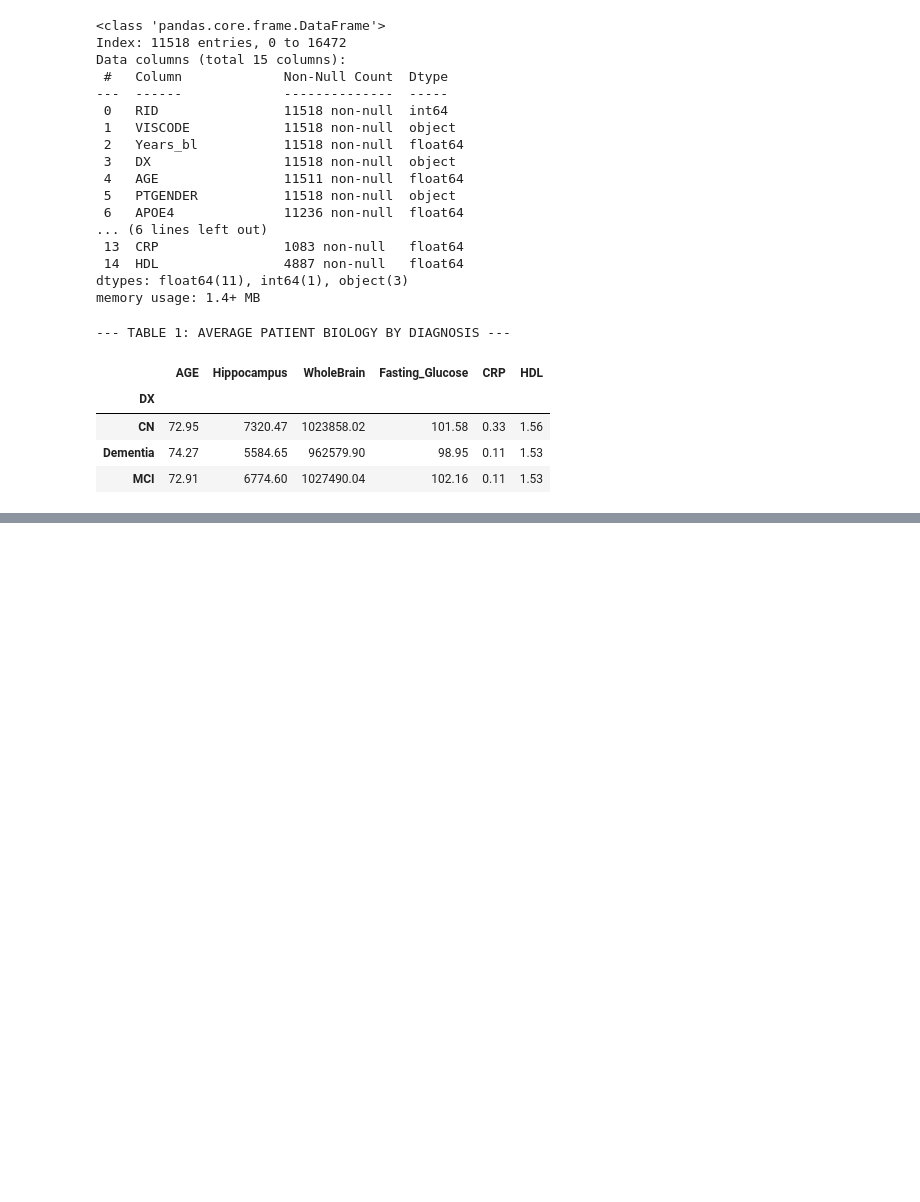
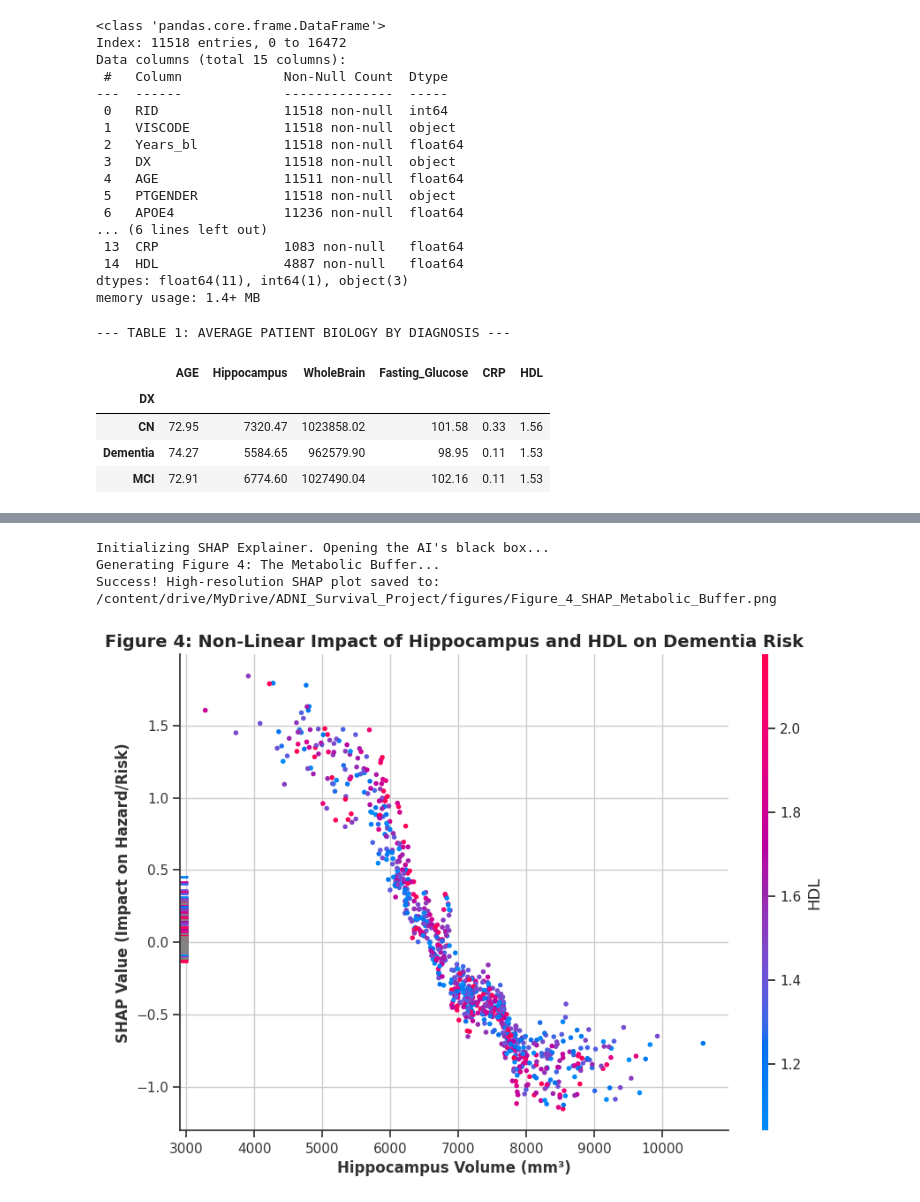
Before and after one commit to Benjaminotuya1/ADNI-Cognitive-Survival-XGBoost, a Jupyter notebook: XGBoost_Model.ipynb, the cells around one changed output, grey strips where cells are left out. Saved outputs shown, nothing was run; the diff lists cells and outputs as text; code cells hidden in the pictures; blank space fills up the shorter version.

```diff
--- a/XGBoost_Model.ipynb
+++ b/XGBoost_Model.ipynb
@@ -287,0 +760,46 @@ display(table_1)
+# %%
+# Install SHAP (Takes about 10 seconds)
+!pip install shap -q
+
+import shap
+import matplotlib.pyplot as plt
+
+print("Initializing SHAP Explainer. Opening the AI's black box...")
+
+# 1. Build the Explainer
+# We tell SHAP to look specifically at the XGBoost model we just trained
+explainer = shap.TreeExplainer(model)
+
+# 2. Calculate the exact "blame/credit" for every patient in the Classroom
+shap_values = explainer.shap_values(X_train)
+
+# 3. Build Figure 4: The SHAP Dependence Plot
+print("Generating Figure 4: The Metabolic Buffer...")
+fig, ax = plt.subplots(figsize=(10, 7))
+
+# We plot Hippocampus on the X-axis, and color code by HDL
+shap.dependence_plot(
+    "Hippocampus",
+    shap_values,
+    X_train,
+    interaction_index="HDL",
+    show=False,
+    ax=ax
+)
+
+# 4. Format for Medical Publication
+plt.title("Figure 4: Non-Linear Impact of Hippocampus and HDL on Dementia Risk", fontsize=14, fontweight='bold')
+plt.xlabel("Hippocampus Volume (mm³)", fontsize=12, fontweight='bold')
+plt.ylabel("SHAP Value (Impact on Hazard/Risk)", fontsize=12, fontweight='bold')
+
+# Save to your Drive
+save_file = fig_path + 'Figure_4_SHAP_Metabolic_Buffer.png'
+plt.savefig(save_file, dpi=300, bbox_inches='tight')
+print(f"Success! High-resolution SHAP plot saved to: {save_file}")
+
+plt.show()
+# %% [output]
+Initializing SHAP Explainer. Opening the AI's black box...
+Generating Figure 4: The Metabolic Buffer...
+Success! High-resolution SHAP plot saved to: /content/drive/MyDrive/ADNI_Survival_Project/figures/Figure_4_SHAP_Metabolic_Buffer.png
+[figure, added]
```
Also changed, not shown: parts of 14 cells of this notebook.
